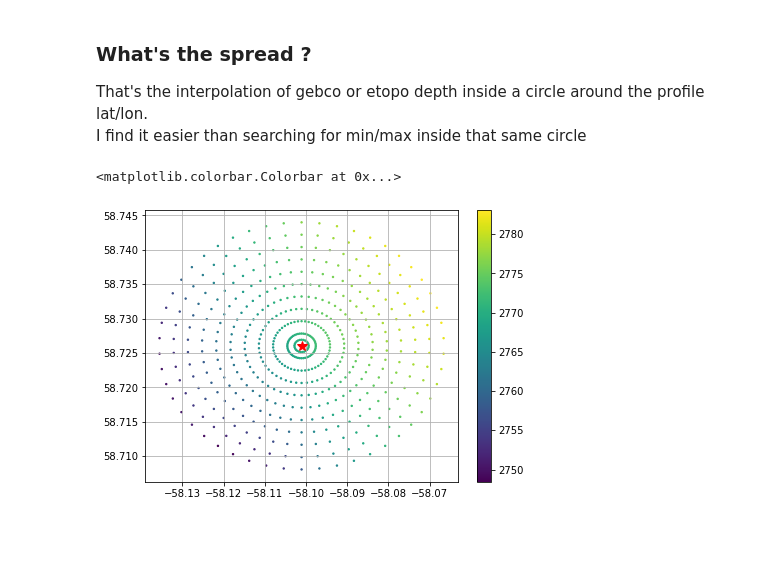
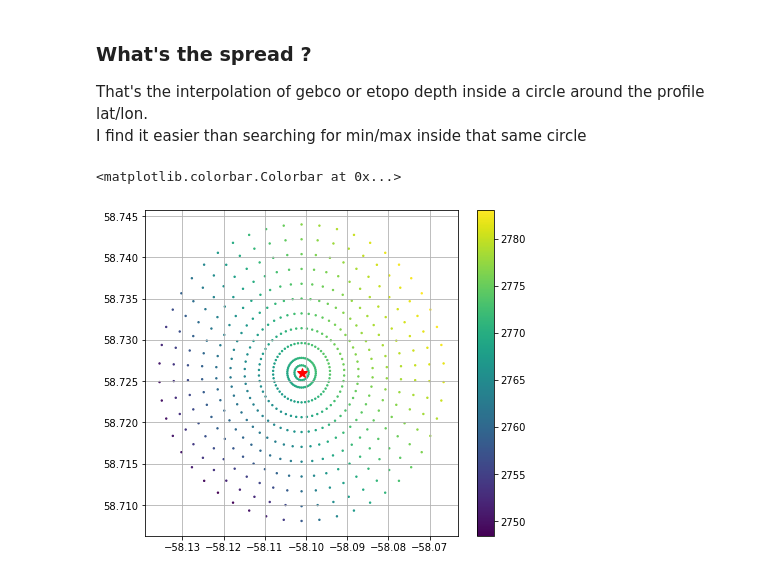
Before and after one commit to quai20/argobathy, a Jupyter notebook: region_bathy.ipynb, the cells around one changed output. Drawn from its saved outputs; the diff is of its cells as text; code cells hidden in the pictures; blank space fills up the shorter version.

```diff
--- a/region_bathy.ipynb
+++ b/region_bathy.ipynb
@@ -173,13 +173,13 @@ Data variables:
 That's the interpolation of gebco or etopo depth inside a circle around the profile lat/lon.
 I find it easier than searching for min/max inside that same circle
 # %%
-plt.figure(figsize=(7,5))
+plt.figure(figsize=(7,6))
 plt.plot(df['LONGITUDE'].isel(N_PROF=0),df['LATITUDE'].isel(N_PROF=0),'*r',markersize=10.)
 plt.scatter(spread_bathy['lon'].isel(N_PROF=0),spread_bathy['lat'].isel(N_PROF=0),c=spread_bathy['gebco'].isel(N_PROF=0),s=2.)
 plt.colorbar()
 # %% [output]
 <matplotlib.colorbar.Colorbar at 0x...>
-[figure, old version]
+[figure, new version]
 # %%
 fig=plt.figure(figsize=(15,10))
 ax = fig.add_subplot(1, 1, 1, projection=ccrs.Mercator())
```
Also changed, not shown: parts of 2 cells of this notebook.
